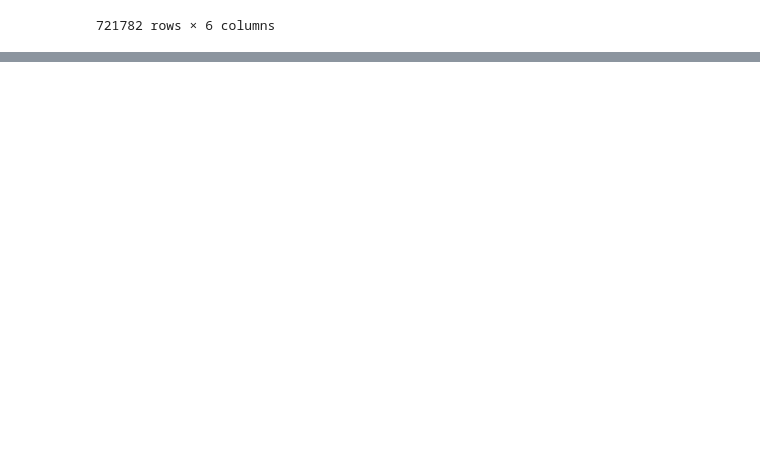
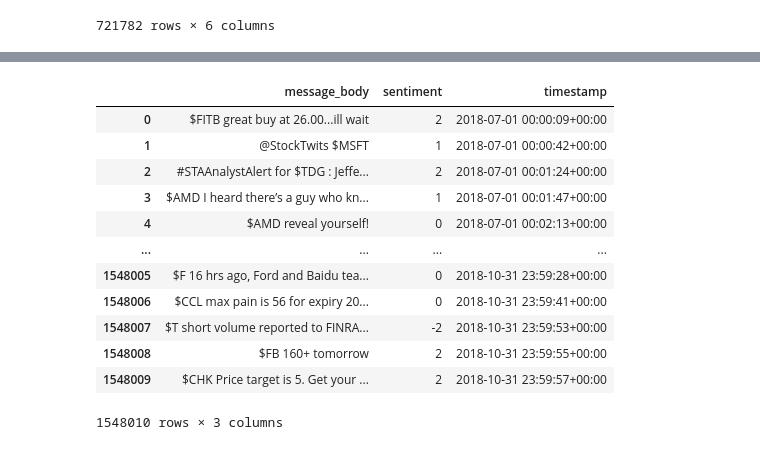
Before and after one commit to FilipeBarnabe/sentiment_analysis_time_series, a Jupyter notebook: get_twitter_data.ipynb, the cells around one changed output, grey strips where cells are left out. Drawn from its saved outputs; the diff is of its cells as text; code cells hidden in the pictures; blank space fills up the shorter version.

Commit message:
labelling the data

```diff
--- a/get_twitter_data.ipynb
+++ b/get_twitter_data.ipynb
@@ -47,0 +75,38 @@ tweet_df
+# %%
+import json
+import urllib.request
+import os
+import pickle
+
+def save_file_if_missing(filename):
+  if not os.path.exists(filename):
+    response = load_file_from_external_source(filename)
+    with open(filename, 'wb') as fp:
+      fp.write(response.read())
+
+def load_file_from_external_source(filename):
+  if not os.path.exists(filename):
+    URL = f'https://vkontech.com/post-sentiment-analysis/{filename}'
+    request = urllib.request.Request(URL)
+    # These headers are required as a workaround to download public files from Wordpress
+    request.add_header('User-Agent', 'Mozilla/5.0 (Macintosh; Intel Mac OS X 10_10_1) AppleWebKit/537.36 (KHTML, like Gecko) Chrome/39.0.2171.95 Safari/537.36')
+    resp = urllib.request.urlopen(request)
+    return resp
+
+def save_object_to_file(filename, content):
+  with open(filename, 'wb') as fp:
+      pickle.dump(content, fp)
+
+def load_object_from_file(filename):
+  with open(filename, 'rb') as fp:
+    return pickle.load(fp)
+# %%
+twits_filename = 'twits.json'
+if not os.path.exists(twits_filename):
+  response = load_file_from_external_source(twits_filename)
+  twits = json.load(response)
+  save_object_to_file(twits_filename, twits)
+else:
+  twits = load_object_from_file(twits_filename)
+
+twits['data'][:5]
@@ -47,0 +137,2 @@ tweet_df
+# %%
+df = pd.DataFrame.from_dict(twits["data"])
@@ -47,0 +162,18 @@ tweet_df
+# %%
+df.timestamp = pd.to_datetime(df.timestamp)
+# %%
+df
+# %% [output]
+|  | message_body | sentiment | timestamp |
+| 0 | $FITB great buy at 26.00...ill wait | 2 | 2018-07-01 00:00:09+00:00 |
+| 1 | @StockTwits $MSFT | 1 | 2018-07-01 00:00:42+00:00 |
+| 2 | #STAAnalystAlert for $TDG : Jeffe... | 2 | 2018-07-01 00:01:24+00:00 |
+| 3 | $AMD I heard there’s a guy who kn... | 1 | 2018-07-01 00:01:47+00:00 |
+| 4 | $AMD reveal yourself! | 0 | 2018-07-01 00:02:13+00:00 |
+| ... | ... | ... | ... |
+| 1548005 | $F 16 hrs ago, Ford and Baidu tea... | 0 | 2018-10-31 23:59:28+00:00 |
+| 1548006 | $CCL max pain is 56 for expiry 20... | 0 | 2018-10-31 23:59:41+00:00 |
+| 1548007 | $T short volume reported to FINRA... | -2 | 2018-10-31 23:59:53+00:00 |
+| 1548008 | $FB 160+ tomorrow | 2 | 2018-10-31 23:59:55+00:00 |
+| 1548009 | $CHK Price target is 5. Get your ... | 2 | 2018-10-31 23:59:57+00:00 |
+1548010 rows × 3 columns
```
Also changed, not shown: parts of 10 cells of this notebook, 1 other file.
